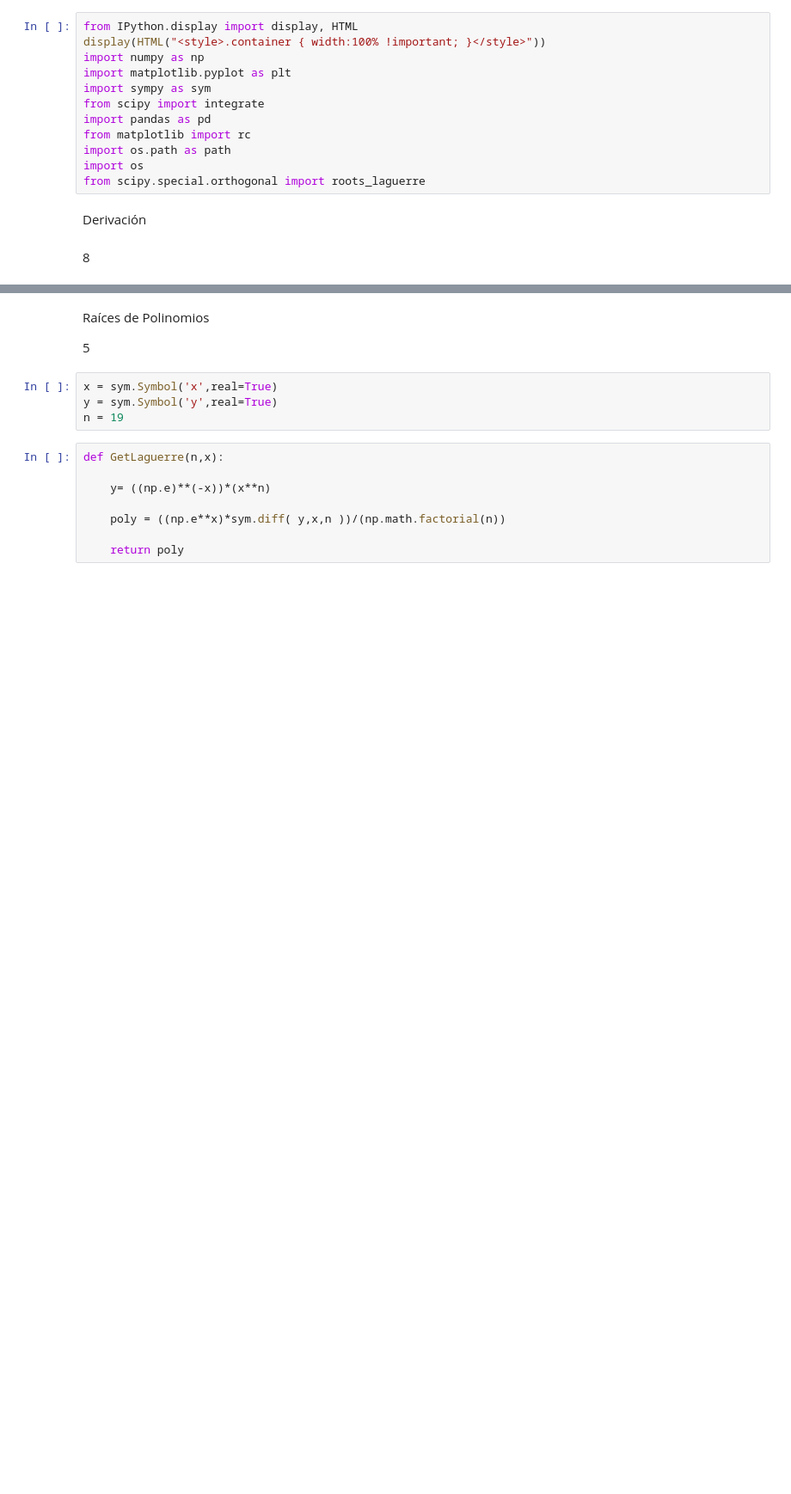
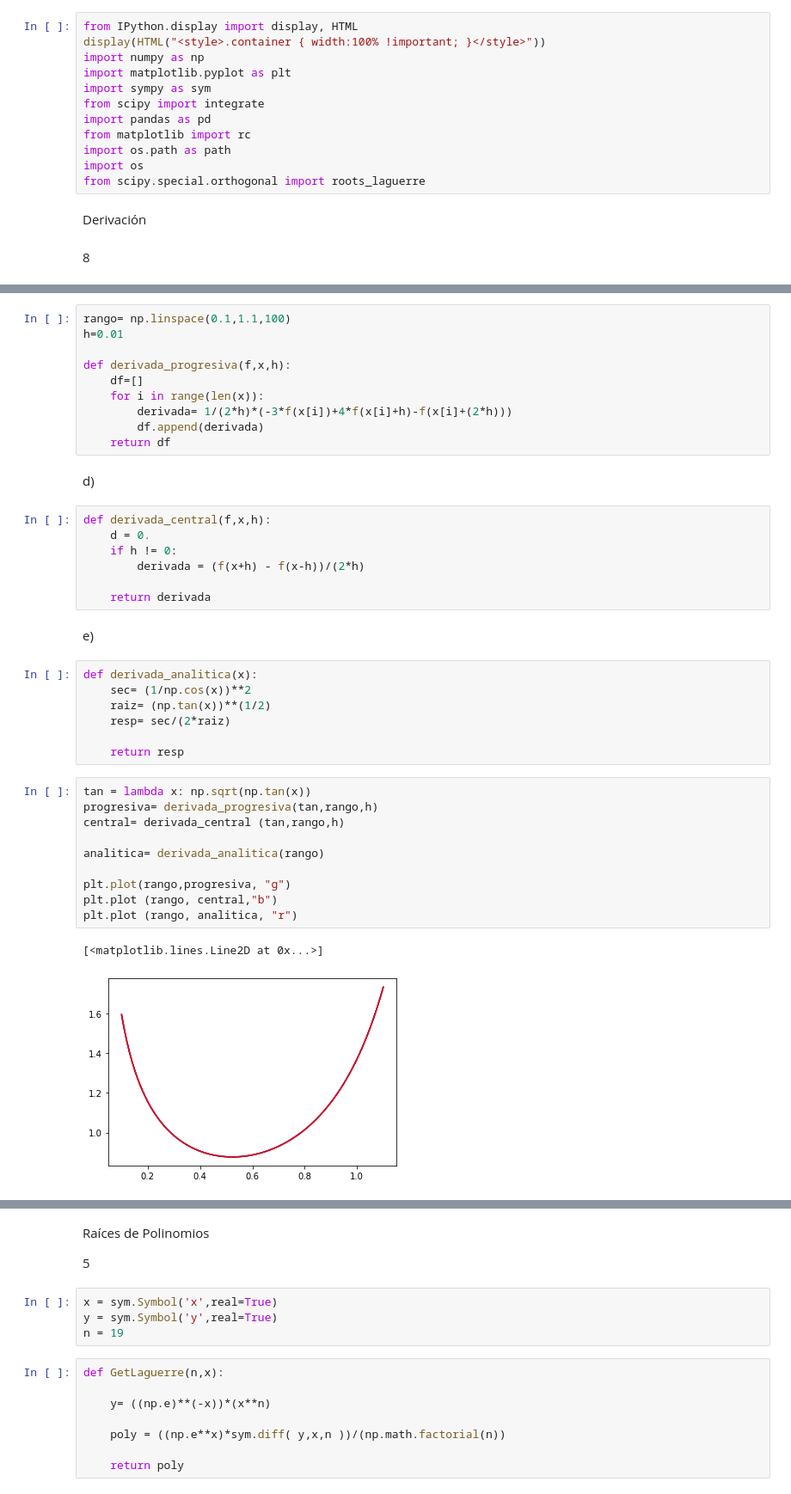
Before and after one commit to lsperezm/Metodos1-LauraPerez-SofiaLizarazo, a Jupyter notebook: Taller2/Taller2-LauraSofiaPerez-BrendaSofiaLizarazo.ipynb, the cells around one changed output, grey strips where cells are left out. Shown at 86% size. Saved outputs shown, nothing was run; the diff lists cells and outputs as text; blank space fills up the shorter version.

```diff
--- a/Taller2/Taller2-LauraSofiaPerez-BrendaSofiaLizarazo.ipynb
+++ b/Taller2/Taller2-LauraSofiaPerez-BrendaSofiaLizarazo.ipynb
@@ -20,0 +29,41 @@ Derivación
+# %%
+rango= np.linspace(0.1,1.1,100)
+h=0.01
+
+def derivada_progresiva(f,x,h):
+    df=[]
+    for i in range(len(x)):
+        derivada= 1/(2*h)*(-3*f(x[i])+4*f(x[i]+h)-f(x[i]+(2*h)))
+        df.append(derivada)
+    return df
+# %% [markdown]
+d)
+# %%
+def derivada_central(f,x,h):
+    d = 0.
+    if h != 0:
+        derivada = (f(x+h) - f(x-h))/(2*h)
+
+    return derivada
+# %% [markdown]
+e)
+# %%
+def derivada_analitica(x):
+    sec= (1/np.cos(x))**2
+    raiz= (np.tan(x))**(1/2)
+    resp= sec/(2*raiz)
+
+    return resp
+# %%
+tan = lambda x: np.sqrt(np.tan(x))
+progresiva= derivada_progresiva(tan,rango,h)
+central= derivada_central (tan,rango,h)
+
+analitica= derivada_analitica(rango)
+
+plt.plot(rango,progresiva, "g")
+plt.plot (rango, central,"b")
+plt.plot (rango, analitica, "r")
+# %% [output]
+[<matplotlib.lines.Line2D at 0x...>]
+[figure, added]
```
Also changed, not shown: parts of 29 cells of this notebook.
